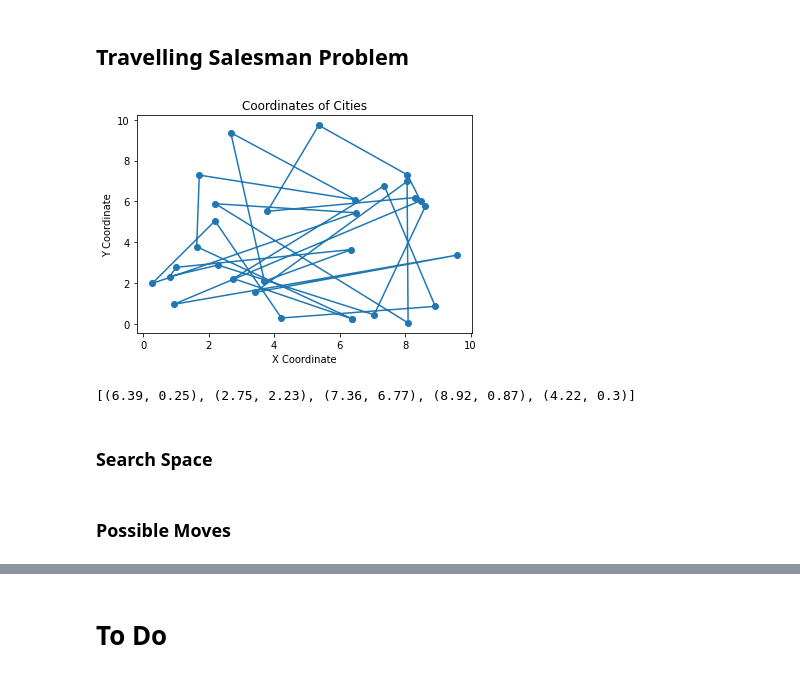
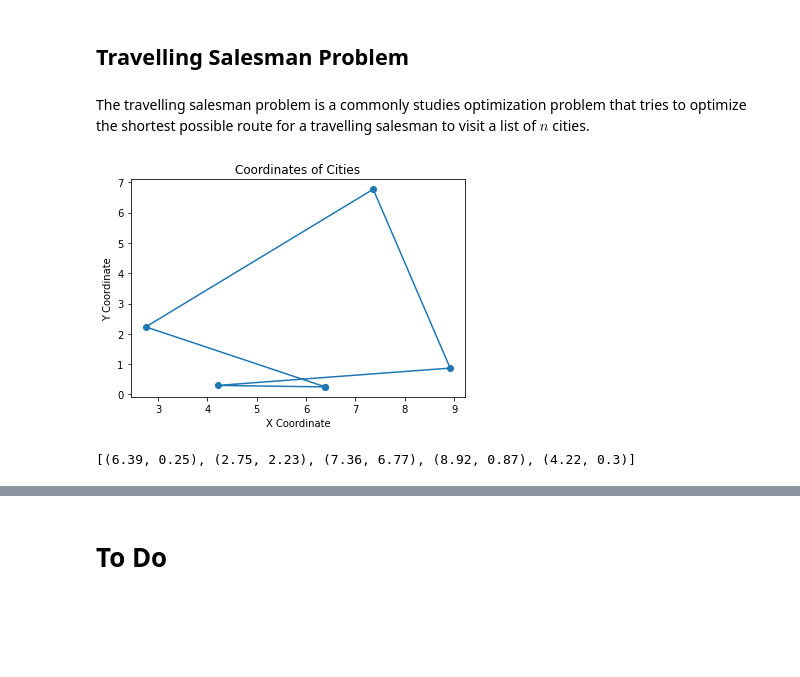
Before and after one commit to evandros-ks/fastblog, a Jupyter notebook: _notebooks/2021-12-22-Tabu_Search.ipynb, the cells around one changed output, grey strips where cells are left out. Saved outputs shown, nothing was run; the diff lists cells and outputs as text; code cells hidden in the pictures; blank space fills up the shorter version.

```diff
--- a/_notebooks/2021-12-22-Tabu_Search.ipynb
+++ b/_notebooks/2021-12-22-Tabu_Search.ipynb
@@ -186,29 +191,27 @@ while not termination_criteria:
         termination_criteria = True
 # %% [markdown]
 ## Travelling Salesman Problem
+# %% [markdown]
+The travelling salesman problem is a commonly studies optimization problem that tries to optimize the shortest possible route for a travelling salesman to visit a list of $n$ cities.
 # %%
 import matplotlib.pyplot as plt
 import random
 
 random.seed(42)
 
-num_cities = 30
+num_cities = 5
 coordinates = [(round(random.uniform(0, 10), 2), round(random.uniform(0, 10), 2)) for _ in range(num_cities)]
 
 plt.scatter(*zip(*(coordinates+[coordinates[0]])))
 plt.plot(*zip(*(coordinates+[coordinates[0]])))
 
 plt.title('Coordinates of Cities')
 plt.xlabel('X Coordinate')
 plt.ylabel('Y Coordinate')
 plt.show()
 # %% [output]
-[figure, old version]
+[figure, new version]
 # %%
 coordinates
 # %% [output]
 [(6.39, 0.25), (2.75, 2.23), (7.36, 6.77), (8.92, 0.87), (4.22, 0.3)]
-# %% [markdown]
-### Search Space
-# %% [markdown]
-### Possible Moves
```
Also changed, not shown: parts of 10 cells of this notebook.
